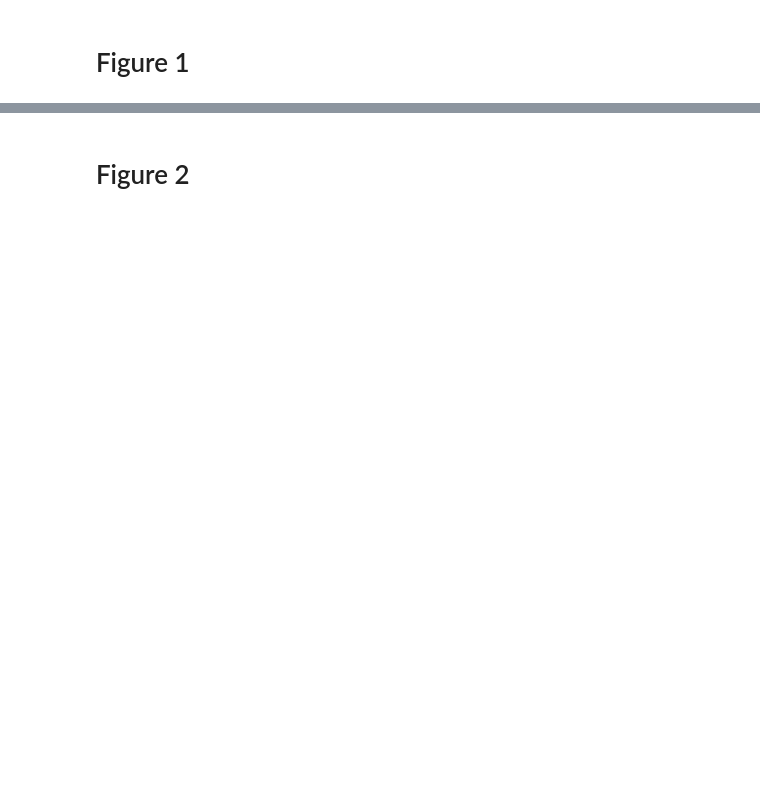
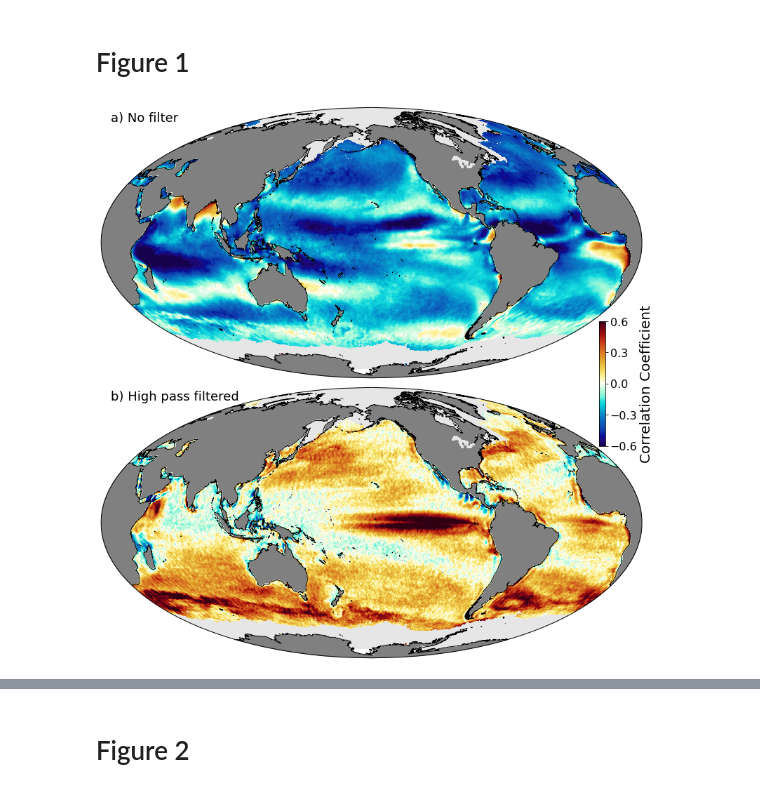
Before and after one commit to cgentemann/cloud_science, a Jupyter notebook: Butterfly/FluxSat_paper_figures.ipynb, the cells around one changed output, grey strips where cells are left out. Cells and saved outputs as stored; diff of their text form; code cells hidden in the pictures; blank space fills up the shorter version.

Commit message:
figure colors

```diff
--- a/Butterfly/FluxSat_paper_figures.ipynb
+++ b/Butterfly/FluxSat_paper_figures.ipynb
@@ -30,38 +30,50 @@ ds2.close()
 # %%
 #remaking for larger colorbars and new a/b
 bo_div = cmxml.make_cmap('./../cmap/blue-orange-div.xml') #make the Matplotlib compatible colormap
 vv=.6
 tem=xr.concat([ds2.sel(lon=slice(20,360)),ds2.sel(lon=slice(0,20))],dim='lon')
-fig = plt.figure(figsize=(15, 12))
+fig = plt.figure(figsize=(13, 12))
 ax = plt.subplot(211,projection=ccrs.Mollweide(central_longitude=-160))
 ax.add_feature(cfeature.LAND,facecolor='grey')
 ax.coastlines(resolution='50m', color='black', linewidth=1)
 ax0=ax.pcolormesh(tem.lon,tem.lat,tem.mask,vmin=0,vmax=10,cmap='binary',transform=ccrs.PlateCarree())
 ax1=ax.pcolormesh(tem.lon,tem.lat,tem.corrH,vmin=-vv,vmax=vv,cmap=bo_div,transform=ccrs.PlateCarree())
-cax=plt.colorbar(ax1,ax=ax, shrink=.6, pad=0.01)
-cax.set_label('Correlation Coefficient',fontsize=12)
+pos1 = ax.get_position() # get the original position
+pos2 = [pos1.x0-0.1, pos1.y0,pos1.width*1.3, pos1.height*1.3]
+ax1 = ax.set_position(pos2) # set a new position
+
+#cax=plt.colorbar(ax1,ax=ax, shrink=.6, pad=0.01)
+#cax.set_label('Correlation Coefficient',fontsize=16)
+
 axt = plt.axes((.4, .8, .01, .01))
 axt.axis('off')
-axt.text(-20,6,'a) No filter',fontsize=16)
+axt.text(-29,16,'a) No filter',fontsize=18)
 tem=xr.concat([ds1.sel(lon=slice(20,360)),ds1.sel(lon=slice(0,20))],dim='lon')
 ax = plt.subplot(212,projection=ccrs.Mollweide(central_longitude=-160))
 #move lower figure up
 ax.add_feature(cfeature.LAND,facecolor='grey')
 ax.coastlines(resolution='50m', color='black', linewidth=1)
 ax0=ax.pcolormesh(tem.lon,tem.lat,tem.mask,vmin=0,vmax=10,cmap='binary',transform=ccrs.PlateCarree())
 ax1=ax.pcolormesh(tem.lon,tem.lat,tem.corrH,vmin=-vv,vmax=vv,cmap=bo_div,transform=ccrs.PlateCarree())
+
+pos1 = ax.get_position() # get the original position
+pos3 = [pos1.x0-0.1, pos1.y0-0.05,pos1.width*1.3, pos1.height*1.3]
+
 #add colorbar
-cax=plt.colorbar(ax1,ax=ax, shrink=.6, pad=0.01)
-cax.set_label('Correlation Coefficient',fontsize=12)
-pos1 = ax.get_position() # get the original position
-pos2 = [pos1.x0, pos1.y0+.05,pos1.width, pos1.height]
-ax = ax.set_position(pos2) # set a new position
+cax=plt.colorbar(ax1,ax=ax, shrink=.6, pad=0.01, ticks=[-.6,-.3,0,.3,.6])
+cax.set_label('Correlation Coefficient',fontsize=20)
+cax.ax.tick_params(labelsize=16)
+#pos1 = ax.get_position() # get the original position
+#pos2 = [pos1.x0, pos1.y0+.05,pos1.width, pos1.height]
+ax = ax.set_position(pos3) # set a new position
 #same for colorbar
 cax1 = cax.ax
 pos1 = cax1.get_position() # get the original position
-pos2 = [pos1.x0, pos1.y0+.05,pos1.width, pos1.height]
+pos2 = [pos1.x0+.07, pos1.y0+.19,pos1.width, pos1.height*1.4]
 cax2 = cax1.set_position(pos2) # set a new position
 axt = plt.axes((.4, .53, .01, .01))
 axt.axis('off')
-axt.text(-20,-3,'b) High pass filtered',fontsize=16)
+axt.text(-29,-3,'b) High pass filtered',fontsize=18)
 fig.savefig(adir_figs+'figure1.png')
+# %% [output]
+[figure, added]
```
Also changed, not shown: parts of 5 cells of this notebook.
